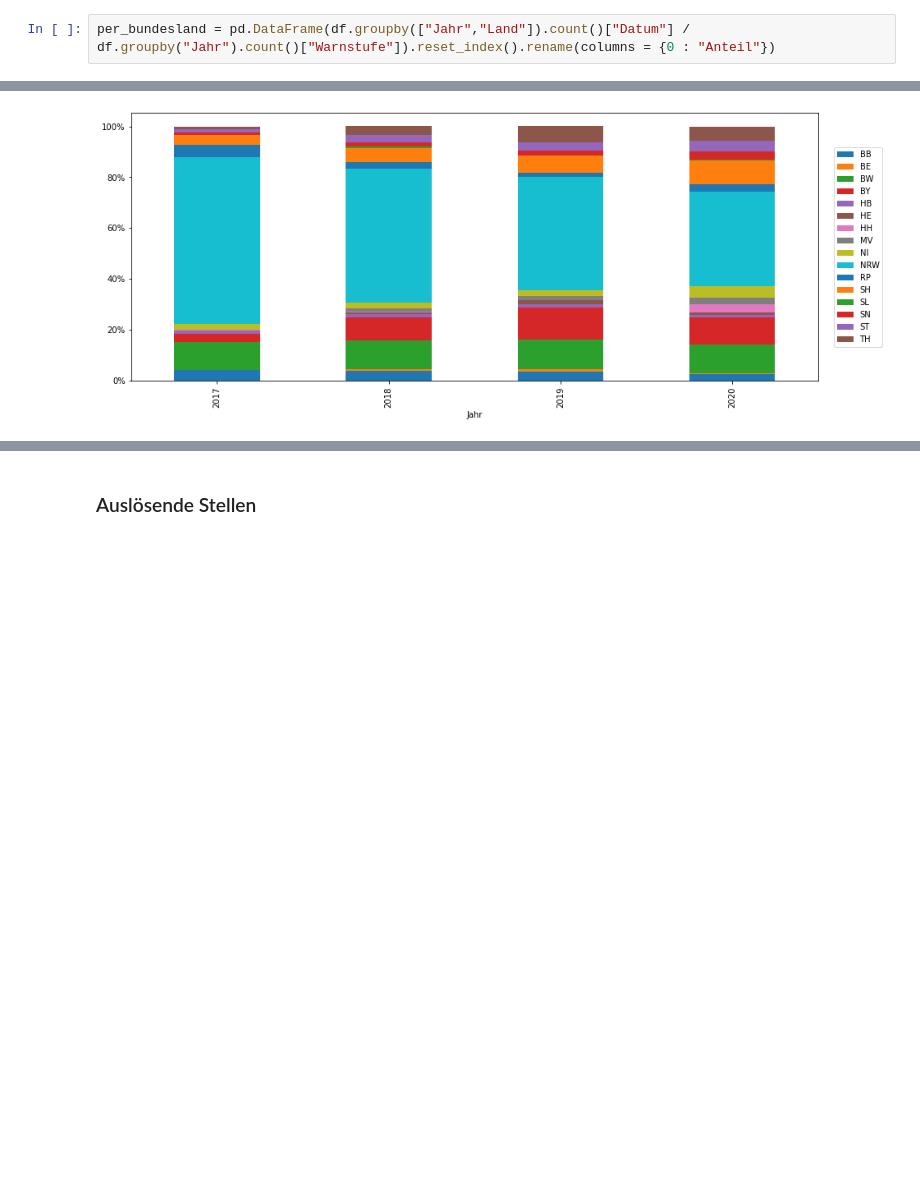
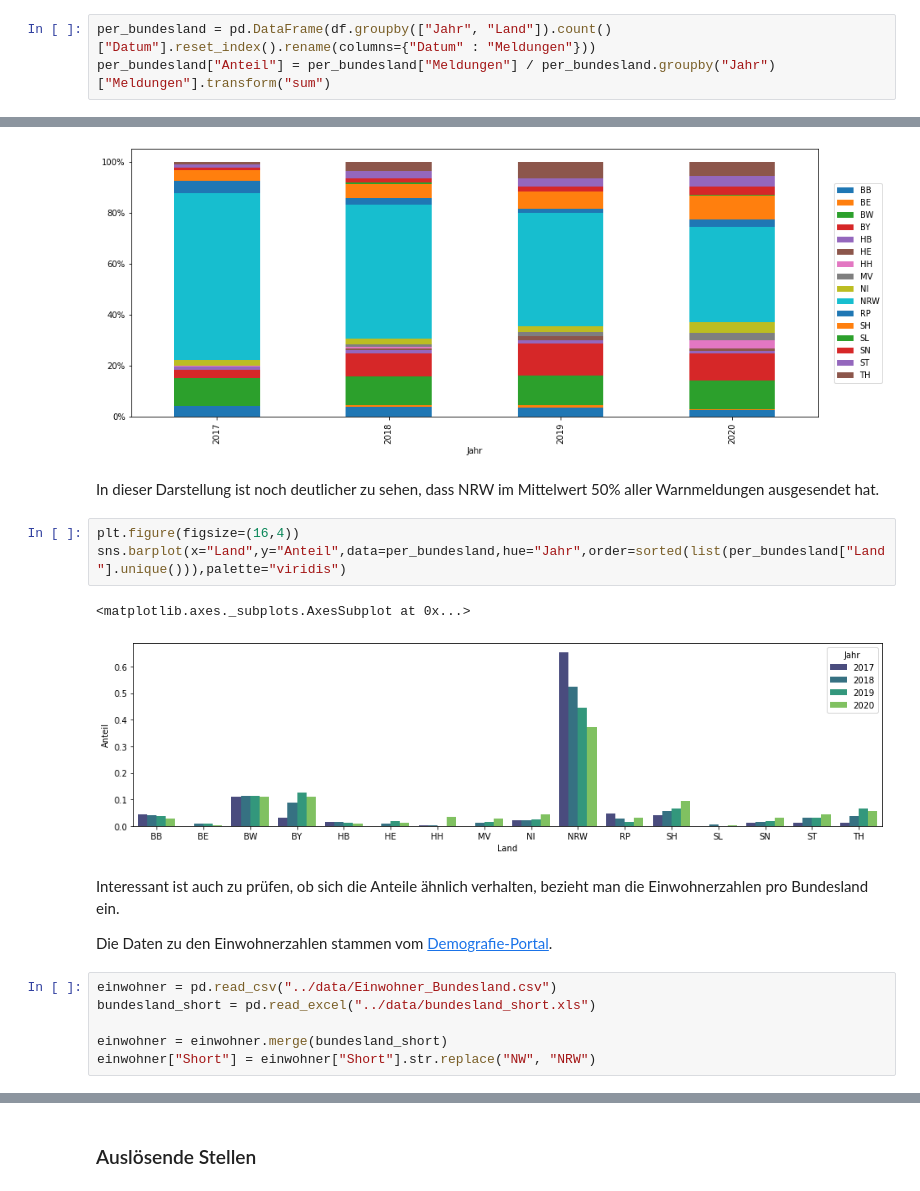
Before and after one commit to orSpec/MoWaS_NINA_Analyse_V2, a Jupyter notebook: analysis/Analyse_Meldungen.ipynb, the cells around one changed output, grey strips where cells are left out. Drawn from its saved outputs; the diff is of its cells as text; blank space fills up the shorter version.

```diff
--- a/analysis/Analyse_Meldungen.ipynb
+++ b/analysis/Analyse_Meldungen.ipynb
@@ -217,7 +217,8 @@ g.map(sns.countplot,"Wochentag")
 # %% [markdown]
 ### Meldungen pro Bundesland
 # %%
-per_bundesland = pd.DataFrame(df.groupby(["Jahr","Land"]).count()["Datum"] / df.groupby("Jahr").count()["Warnstufe"]).reset_index().rename(columns = {0 : "Anteil"})
+per_bundesland = pd.DataFrame(df.groupby(["Jahr", "Land"]).count()["Datum"].reset_index().rename(columns={"Datum" : "Meldungen"}))
+per_bundesland["Anteil"] = per_bundesland["Meldungen"] / per_bundesland.groupby("Jahr")["Meldungen"].transform("sum")
 # %% [markdown]
 NRW sendet in allen Jahren anteilsmäßig die meisten Warnmeldungen aus.
 # %%
@@ -226,3 +227,22 @@ y = ax.set_yticklabels(['{:,.0%}'.format(x) for x in ax.get_yticks()])
 l = plt.legend(loc='right',bbox_to_anchor=(0.5, 0.25, 0.6, 0.5))
 # %% [output]
 [figure]
+# %% [markdown]
+In dieser Darstellung ist noch deutlicher zu sehen, dass NRW im Mittelwert 50% aller Warnmeldungen ausgesendet hat.
+# %%
+plt.figure(figsize=(16,4))
+sns.barplot(x="Land",y="Anteil",data=per_bundesland,hue="Jahr",order=sorted(list(per_bundesland["Land"].unique())),palette="viridis")
+# %% [output]
+<matplotlib.axes._subplots.AxesSubplot at 0x...>
+[figure, added]
+# %% [markdown]
+Interessant ist auch zu prüfen, ob sich die Anteile ähnlich verhalten, bezieht man die Einwohnerzahlen pro Bundesland ein.
+
+
+Die Daten zu den Einwohnerzahlen stammen vom [Demografie-Portal](https://www.demografie-portal.de/DE/Fakten/bevoelkerung-laender.html).
+# %%
+einwohner = pd.read_csv("../data/Einwohner_Bundesland.csv")
+bundesland_short = pd.read_excel("../data/bundesland_short.xls")
+
+einwohner = einwohner.merge(bundesland_short)
+einwohner["Short"] = einwohner["Short"].str.replace("NW", "NRW")
```
Also changed, not shown: parts of 16 cells of this notebook, 2 other files.
